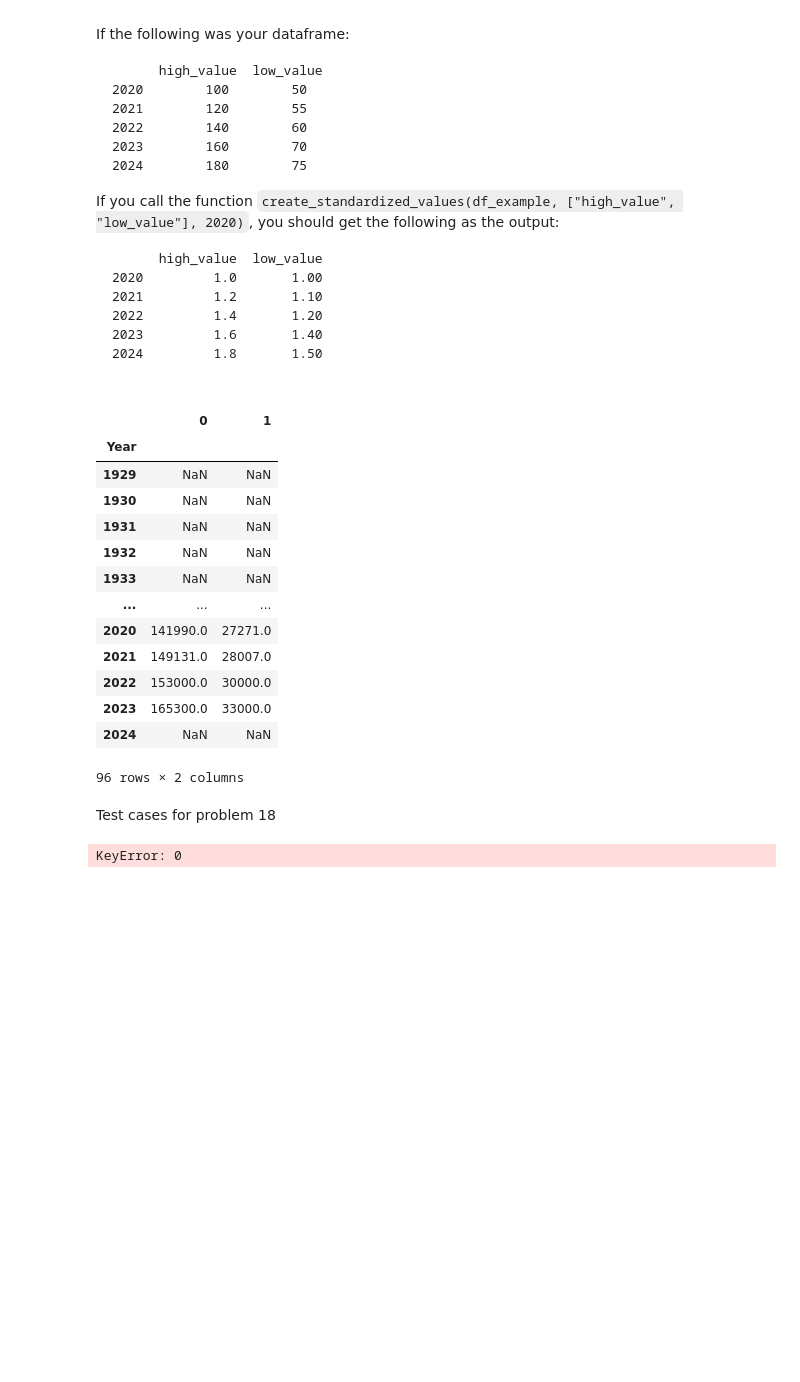
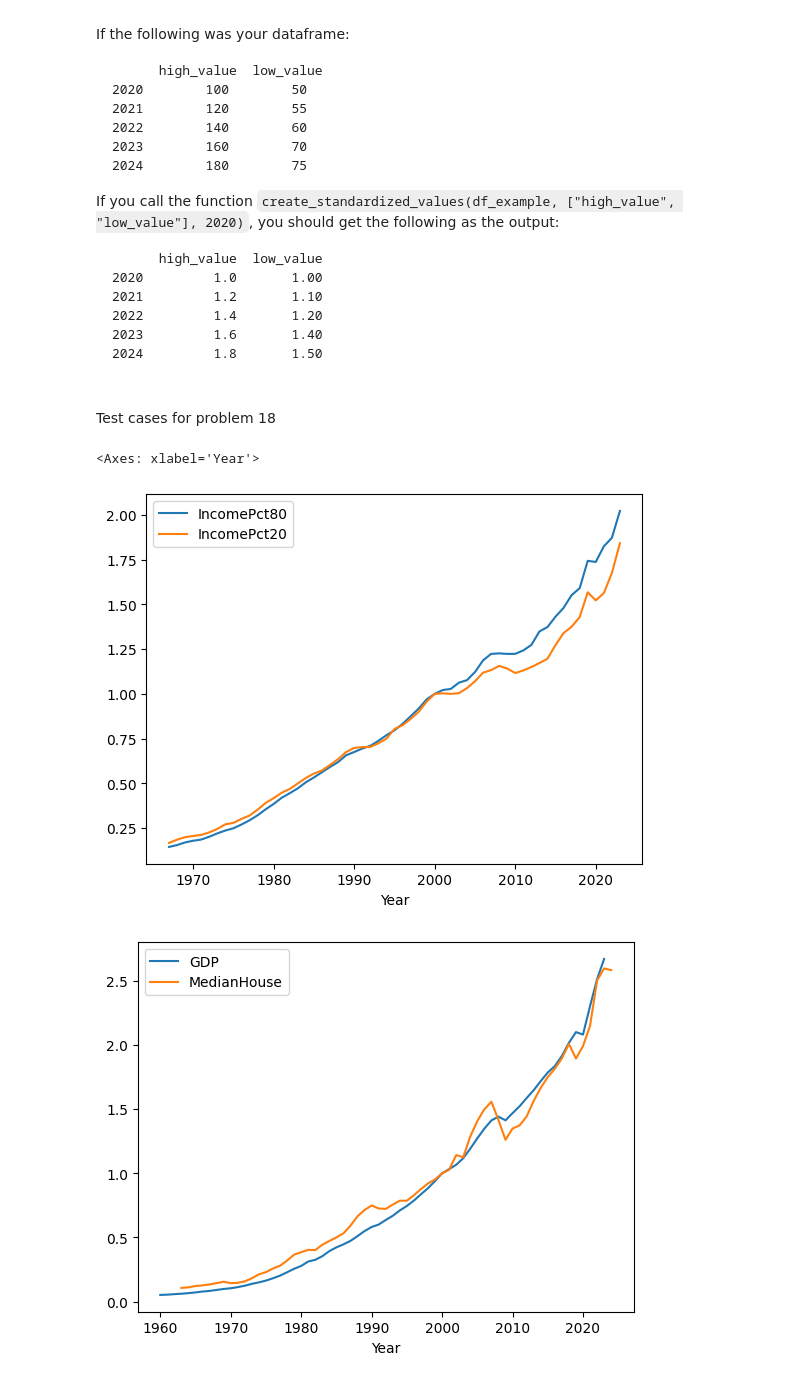
Before and after one commit to ckbaker78/homework3-, a Jupyter notebook: week-10/homework-6.ipynb, the cells around one changed output. Cells and saved outputs as stored; diff of their text form; code cells hidden in the pictures; blank space fills up the shorter version.

````diff
--- a/week-10/homework-6.ipynb
+++ b/week-10/homework-6.ipynb
@@ -1054,53 +1040,44 @@ you should get the following as the output:
 2024         1.8       1.50
 
 ```
-# %%
-# Your Solution
-
-def create_standardized_values(df_source,columns,row_index = None):
-
-    new_dataframe = pd.DataFrame()
-
-    new_dataframe[0]= df_source[columns][0]
-
-    new_dataframe[1]= df_source[columns][1]
-
-    return new_dataframe
-
-
-df_result
-# %% [output]
-|  | 0 | 1 |
-| Year |  |  |
-| 1929 | NaN | NaN |
-| 1930 | NaN | NaN |
-| 1931 | NaN | NaN |
-| 1932 | NaN | NaN |
-| 1933 | NaN | NaN |
-| ... | ... | ... |
-| 2020 | 141990.0 | 27271.0 |
-| 2021 | 149131.0 | 28007.0 |
-| 2022 | 153000.0 | 30000.0 |
-| 2023 | 165300.0 | 33000.0 |
-| 2024 | NaN | NaN |
-96 rows × 2 columns
+# %%
+# Your Solution
+
+def create_standardized_values(df_source, columns, row_index=None):
+
+    if row_index is None:
+        row_index = df_source.index[0]
+
+    df_new = pd.DataFrame(index=df_source.index)
+
+    for col in columns:
+        baseline = df_source.loc[row_index, col] # loc pulls the rows based on an index or column label.
+        df_new[col] = df_source[col] / baseline
+
+    return df_new
 # %% [markdown]
 Test cases for problem 18
 # %%
 # test cases
 
 # # show open/close prices relative to first item (row_index = None)
 # df_result = create_standardized_values(df_stock_prices, ["open", "close"])
 # df_result.plot()
+df_econ_data = pd.read_csv('annual_data.csv',index_col='Year')
+
+
 
 # show values relative to year 2000
 df_result = create_standardized_values(df_econ_data, ["IncomePct80", "IncomePct20"], 2000)
 df_result.plot()
 
 df_result = create_standardized_values(df_econ_data, ["GDP", "MedianHouse"], 2000)
 df_result.plot()
 
 df_result = create_standardized_values(df_econ_data, ["IncomePct80", "IncomePct20", "MedianHouse"], 2000)
+
 df_result.plot()
 # %% [output]
-KeyError: 0
+<Axes: xlabel='Year'>
+[figure, added]
+[figure, added]
````
Also changed, not shown: parts of 4 cells of this notebook, 2 other files.
